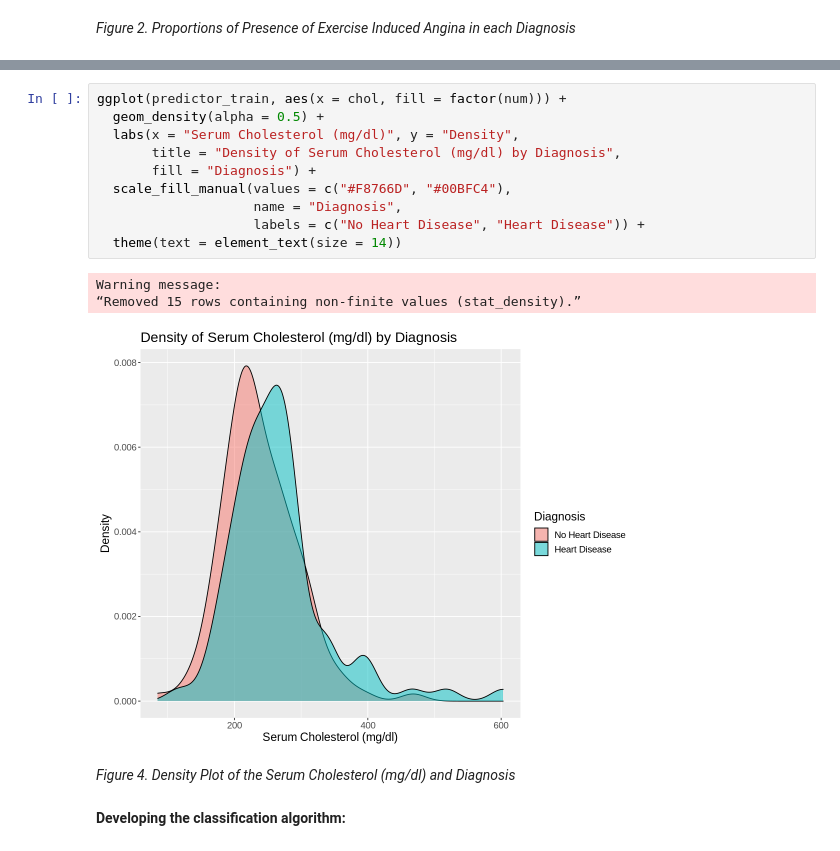
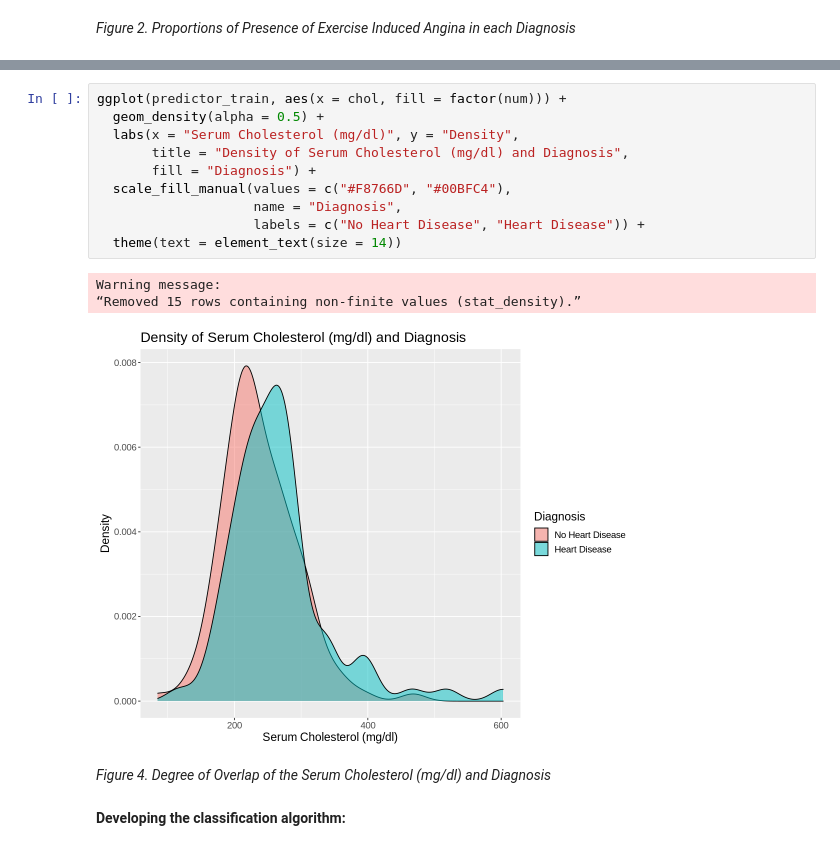
Before and after one commit to GeneRevo/DSCI100-007-Group10, a Jupyter notebook: 007_project_final_report.ipynb, the cells around one changed output, grey strips where cells are left out. Drawn from its saved outputs; the diff is of its cells as text.

```diff
--- a/007_project_final_report.ipynb
+++ b/007_project_final_report.ipynb
@@ -388,19 +370,19 @@ Warning message:
 # %%
 ggplot(predictor_train, aes(x = chol, fill = factor(num))) +
   geom_density(alpha = 0.5) +
   labs(x = "Serum Cholesterol (mg/dl)", y = "Density",
-       title = "Density of Serum Cholesterol (mg/dl) by Diagnosis",
+       title = "Density of Serum Cholesterol (mg/dl) and Diagnosis",
        fill = "Diagnosis") +
   scale_fill_manual(values = c("#F8766D", "#00BFC4"),
                     name = "Diagnosis",
                     labels = c("No Heart Disease", "Heart Disease")) +
   theme(text = element_text(size = 14))
 # %% [output]
 Warning message:
 “Removed 15 rows containing non-finite values (stat_density).”
-[figure, old version]
+[figure, new version]
 # %% [markdown]
-*Figure 4. Density Plot of the Serum Cholesterol (mg/dl) and Diagnosis*
+*Figure 4. Degree of Overlap of the Serum Cholesterol (mg/dl) and Diagnosis*
 # %% [markdown]
 **Developing the classification algorithm:**
 # %%
```
Also changed, not shown: parts of 7 cells of this notebook.
